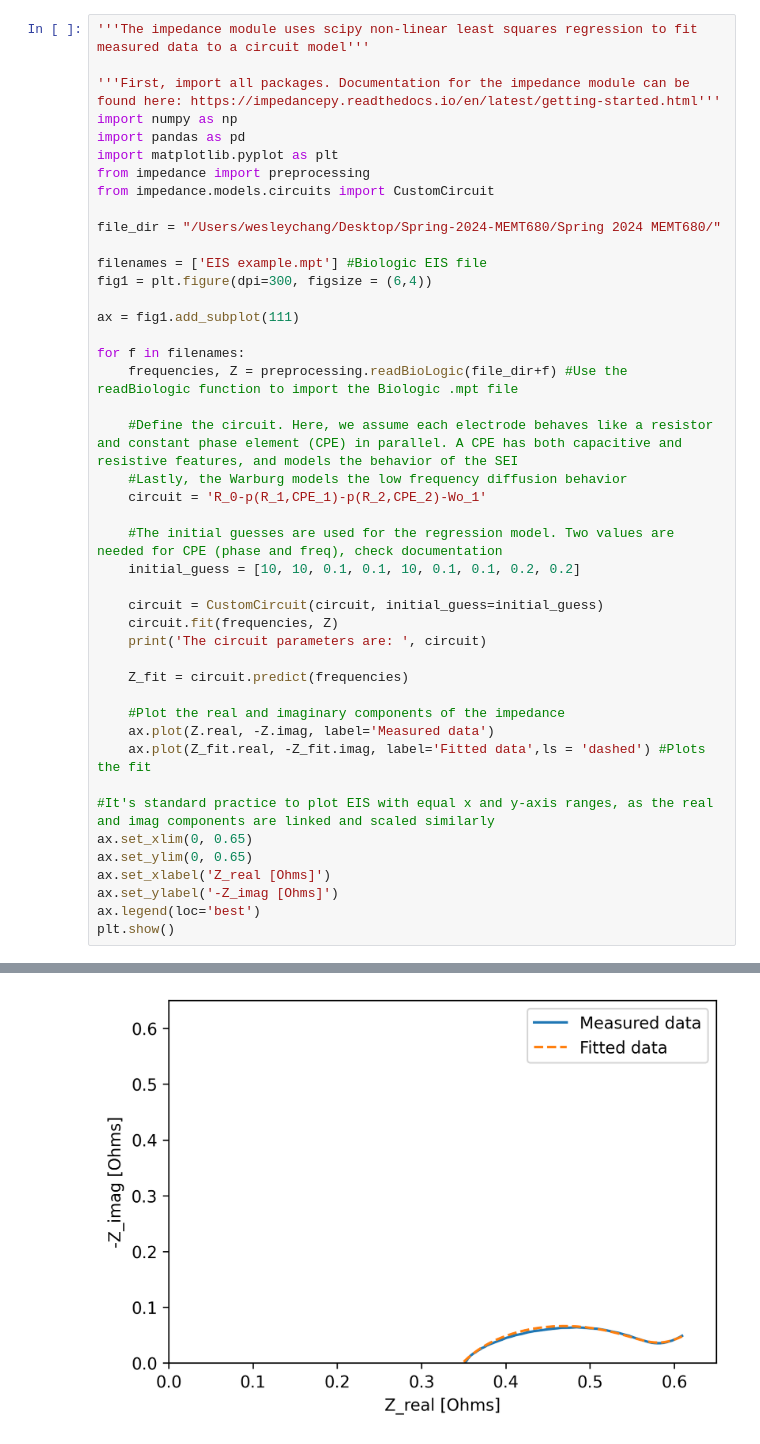
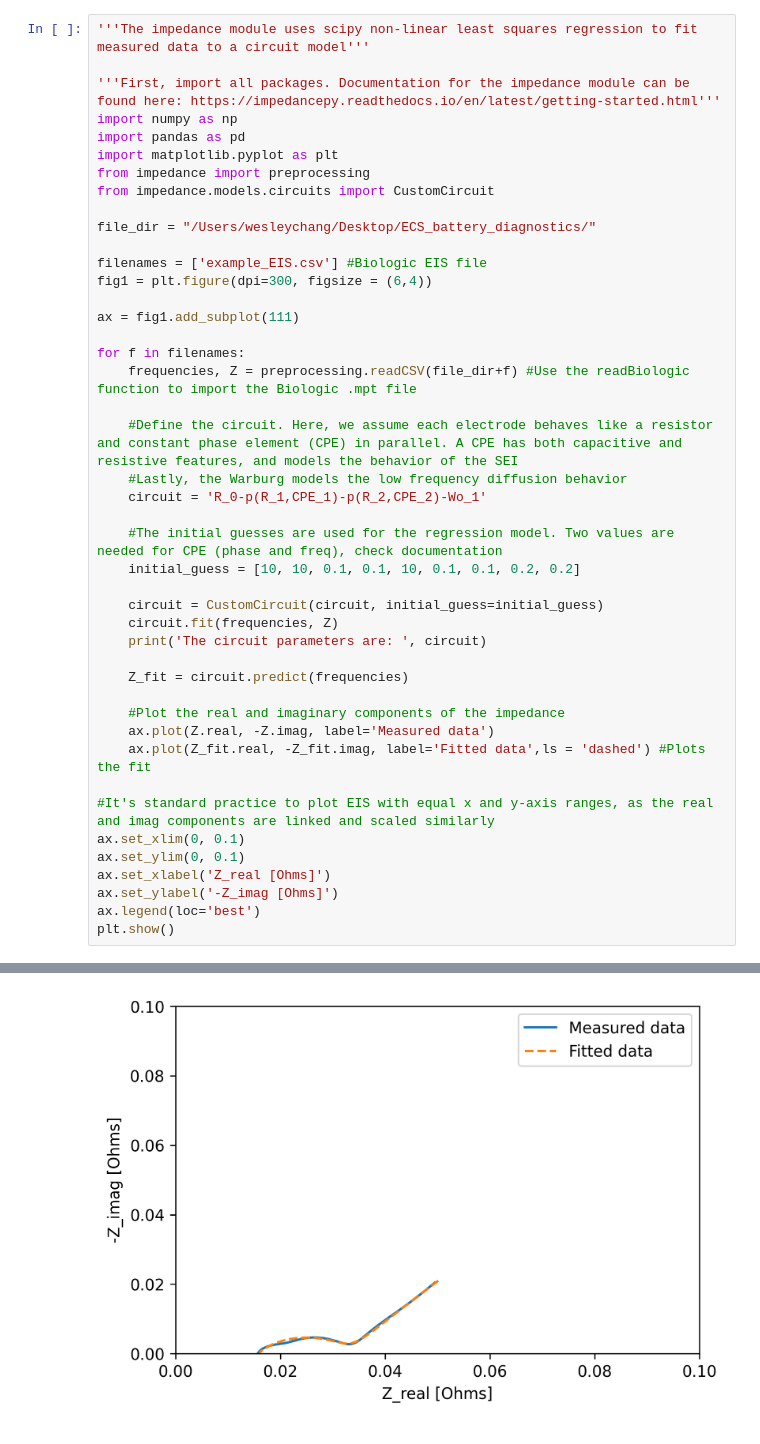
Before and after one commit to wesleykchang/ECS_battery_diagnostics, a Jupyter notebook: EIS_example.ipynb, the cells around one changed output, grey strips where cells are left out. Drawn from its saved outputs; the diff is of its cells as text.

```diff
--- a/EIS_example.ipynb
+++ b/EIS_example.ipynb
@@ -11,15 +29,15 @@ import matplotlib.pyplot as plt
 from impedance import preprocessing
 from impedance.models.circuits import CustomCircuit
 
-file_dir = "/Users/wesleychang/Desktop/Spring-2024-MEMT680/Spring 2024 MEMT680/"
+file_dir = "/Users/wesleychang/Desktop/ECS_battery_diagnostics/"
 
-filenames = ['EIS example.mpt'] #Biologic EIS file
+filenames = ['example_EIS.csv'] #Biologic EIS file
 fig1 = plt.figure(dpi=300, figsize = (6,4))
 
 ax = fig1.add_subplot(111)
 
 for f in filenames:
-    frequencies, Z = preprocessing.readBioLogic(file_dir+f) #Use the readBiologic function to import the Biologic .mpt file
+    frequencies, Z = preprocessing.readCSV(file_dir+f) #Use the readBiologic function to import the Biologic .mpt file
 
     #Define the circuit. Here, we assume each electrode behaves like a resistor and constant phase element (CPE) in parallel. A CPE has both capacitive and resistive features, and models the behavior of the SEI
     #Lastly, the Warburg models the low frequency diffusion behavior
@@ -39,8 +57,8 @@ for f in filenames:
     ax.plot(Z_fit.real, -Z_fit.imag, label='Fitted data',ls = 'dashed') #Plots the fit
 
 #It's standard practice to plot EIS with equal x and y-axis ranges, as the real and imag components are linked and scaled similarly
-ax.set_xlim(0, 0.65)
-ax.set_ylim(0, 0.65)
+ax.set_xlim(0, 0.1)
+ax.set_ylim(0, 0.1)
 ax.set_xlabel('Z_real [Ohms]')
 ax.set_ylabel('-Z_imag [Ohms]')
 ax.legend(loc='best')
@@ -66 +84 @@ Initial guesses:
-[figure, old version]
+[figure, new version]
```
Also changed, not shown: parts of 2 cells of this notebook, 1 other file.
